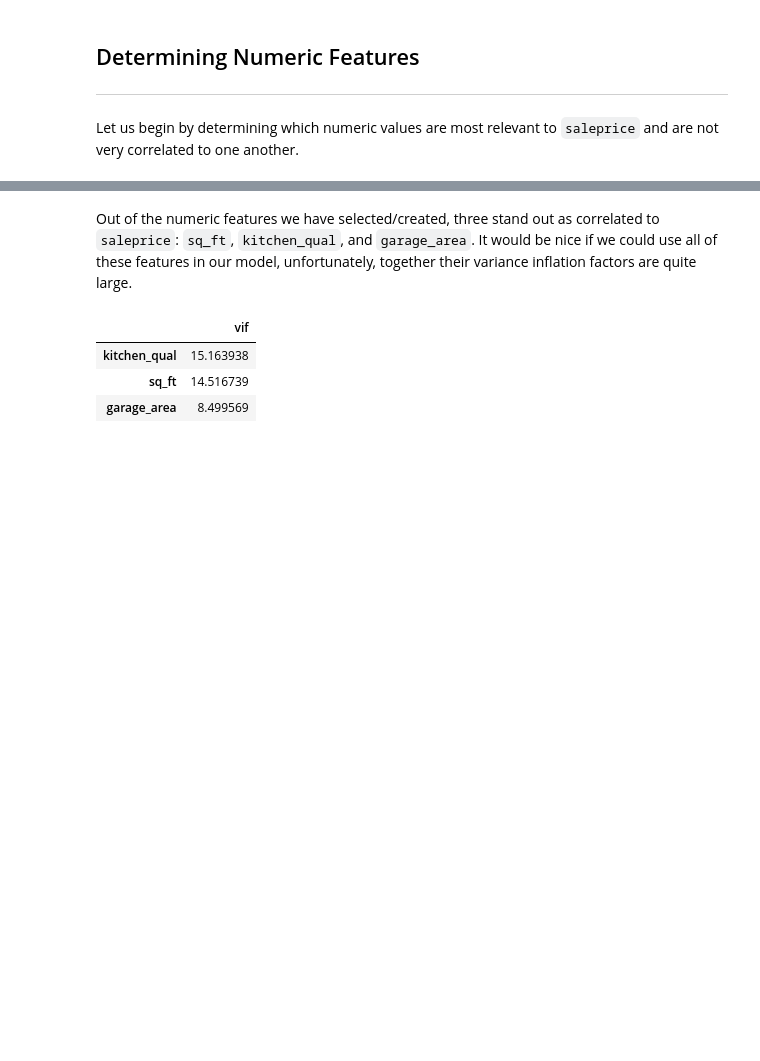
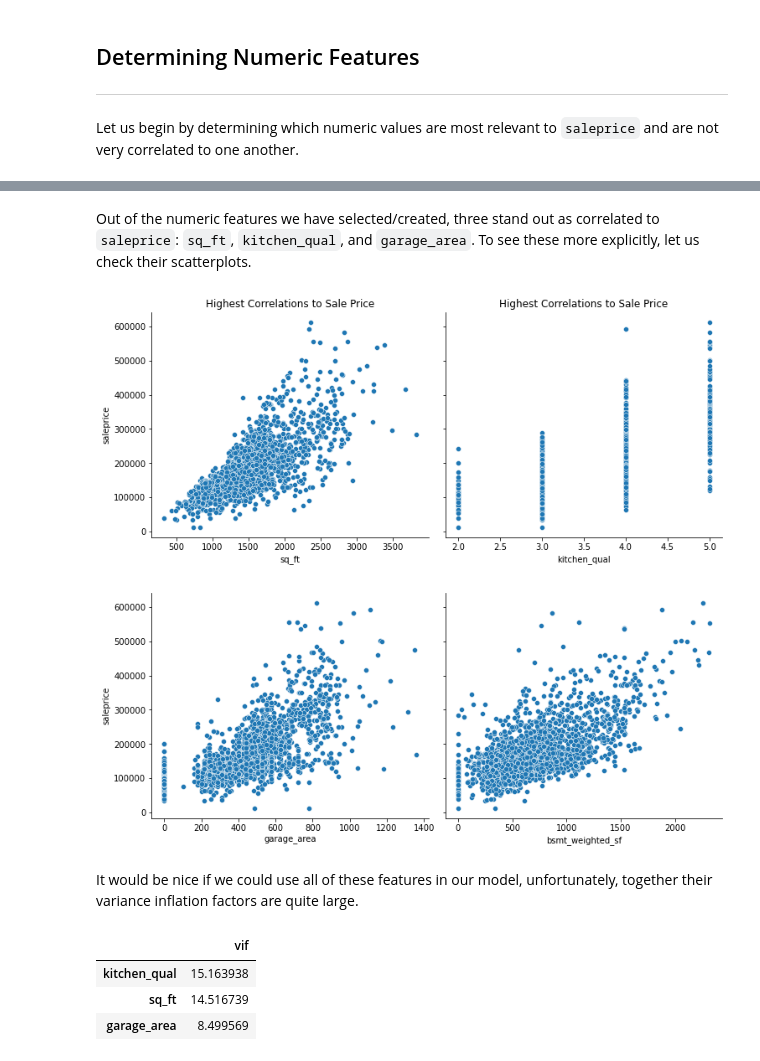
Before and after one commit to jguo052/Ames-Housing-Price-Regression, a Jupyter notebook: code/02_feature_selection_and_dummifying.ipynb, the cells around one changed output, grey strips where cells are left out. Drawn from its saved outputs; the diff is of its cells as text; code cells hidden in the pictures; blank space fills up the shorter version.

```diff
--- a/code/02_feature_selection_and_dummifying.ipynb
+++ b/code/02_feature_selection_and_dummifying.ipynb
@@ -138,6 +141,17 @@ sns.heatmap(corr, cmap = 'RdYlGn', annot = True);
 [figure]
 # %% [markdown]
-Out of the numeric features we have selected/created, three stand out as correlated to `saleprice`: `sq_ft`, `kitchen_qual`, and `garage_area`. It would be nice if we could use all of these features in our model, unfortunately, together their variance inflation factors are quite large.
+Out of the numeric features we have selected/created, three stand out as correlated to `saleprice`: `sq_ft`, `kitchen_qual`, and `garage_area`. To see these more explicitly, let us check their scatterplots.
+# %%
+pair1 = sns.pairplot(house, x_vars = ['sq_ft', 'kitchen_qual'], y_vars = ['saleprice'])
+pair1.fig.set_size_inches(12,5)
+pair1.set(title = 'Highest Correlations to Sale Price')
+pair2 = sns.pairplot(house, x_vars = ['garage_area', 'bsmt_weighted_sf'], y_vars = ['saleprice'])
+pair2.fig.set_size_inches(12,5)
+# %% [output]
+[figure, added]
+[figure, added]
+# %% [markdown]
+It would be nice if we could use all of these features in our model, unfortunately, together their variance inflation factors are quite large.
 # %%
 vif_df(house[['sq_ft', 'kitchen_qual', 'garage_area']])
 # %% [output]
```
Also changed, not shown: parts of 2 cells of this notebook, 7 other files.
